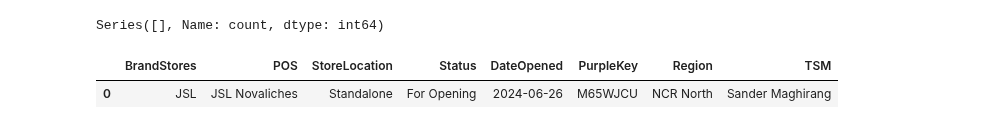
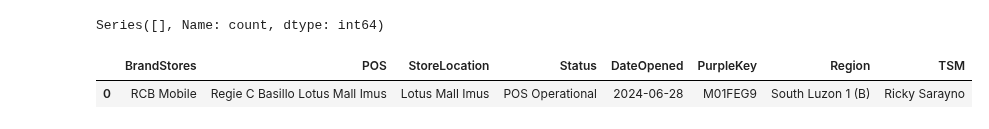
Before and after one commit to dchakroborti-tonik/POS_Addition, a Jupyter notebook: Notebook/Pos_mapping_new.ipynb, the cells around one changed output. Cells and saved outputs as stored; diff of their text form; code cells hidden in the pictures.

```diff
--- a/Notebook/Pos_mapping_new.ipynb
+++ b/Notebook/Pos_mapping_new.ipynb
@@ -332,10 +322,10 @@ print(filtered_counts)
 # %% [output]
 Series([], Name: count, dtype: int64)
 # %%
-df[df['PurpleKey']== 'M65WJCU']
+df[df['PurpleKey']== 'M01FEG9']
 # %% [output]
 |  | BrandStores | POS | StoreLocation | Status | DateOpened | PurpleKey | Region | TSM |
-| 0 | JSL | JSL Novaliches | Standalone | For Opening | 2024-06-26 | M65WJCU | NCR North | Sander Maghirang |
+| 0 | RCB Mobile | Regie C Basillo Lotus Mall Imus | Lotus Mall Imus | POS Operational | 2024-06-28 | M01FEG9 | South Luzon 1 (B) | Ricky Sarayno |
 # %%
 sq = """drop table prj-prod-dataplatform.dap_ds_poweruser_playground.POS_TSM_MAPIING;"""
 
```
Also changed, not shown: parts of 29 cells of this notebook, 2 other files.
